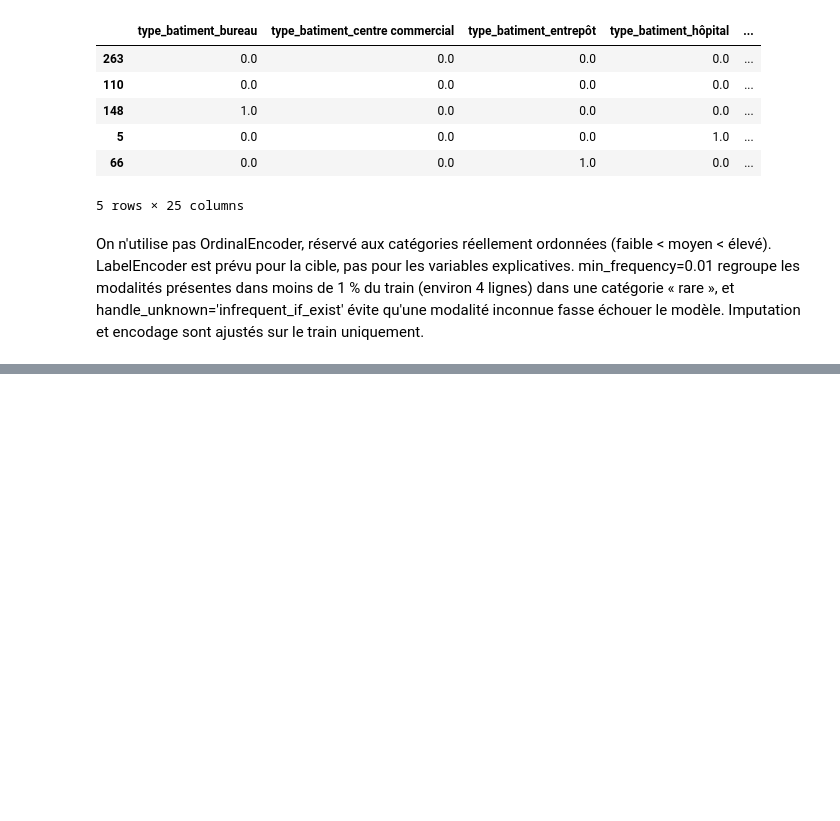
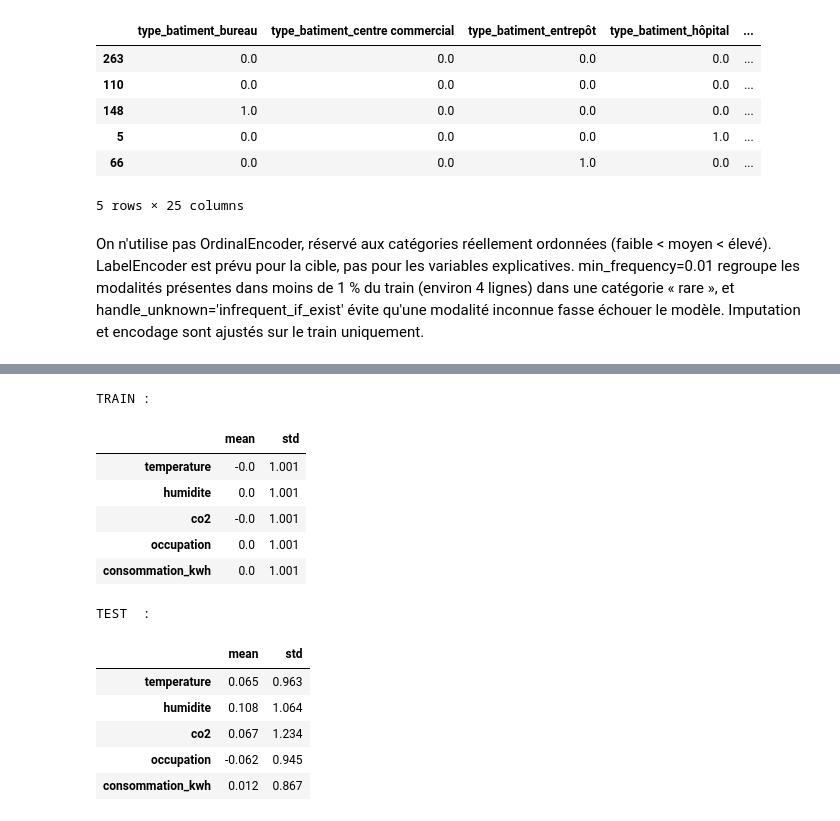
Before and after one commit to rokhayacoumbadiouf-bit/Atelier_Preparation_Donnees_Tabulaires, a Jupyter notebook: atelier_prepa_donnees_tab/notebooks/atelier_prepa_donnees_tab.ipynb, the cells around one changed output, grey strips where cells are left out. Saved outputs shown, nothing was run; the diff lists cells and outputs as text; code cells hidden in the pictures; blank space fills up the shorter version.

```diff
--- a/atelier_prepa_donnees_tab/notebooks/atelier_prepa_donnees_tab.ipynb
+++ b/atelier_prepa_donnees_tab/notebooks/atelier_prepa_donnees_tab.ipynb
@@ -654,0 +720,21 @@ On n'utilise pas OrdinalEncoder, réservé aux catégories réellement ordonnée
+# %%
+Xtr_scaled = pd.DataFrame(sc.transform(Xtr_i), columns=features_num, index=X_train.index)
+Xte_scaled = pd.DataFrame(sc.transform(Xte_i), columns=features_num, index=X_test.index)
+
+print('TRAIN :'); display(Xtr_scaled.agg(['mean', 'std']).T.round(3))
+print('TEST  :'); display(Xte_scaled.agg(['mean', 'std']).T.round(3))
+# %% [output]
+TRAIN :
+|  | mean | std |
+| temperature | -0.0 | 1.001 |
+| humidite | 0.0 | 1.001 |
+| co2 | -0.0 | 1.001 |
+| occupation | 0.0 | 1.001 |
+| consommation_kwh | 0.0 | 1.001 |
+TEST  :
+|  | mean | std |
+| temperature | 0.065 | 0.963 |
+| humidite | 0.108 | 1.064 |
+| co2 | 0.067 | 1.234 |
+| occupation | -0.062 | 0.945 |
+| consommation_kwh | 0.012 | 0.867 |
```
Also changed, not shown: parts of 8 cells of this notebook.
